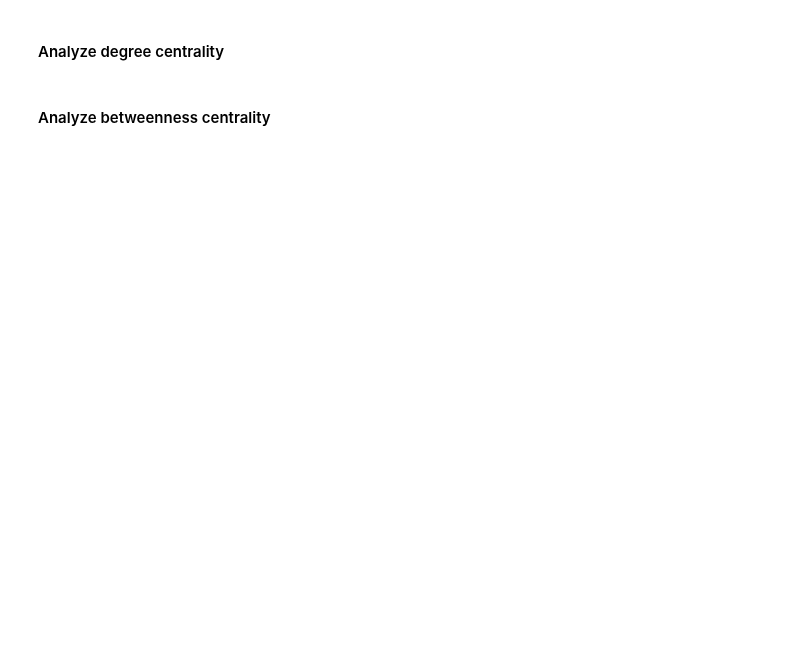
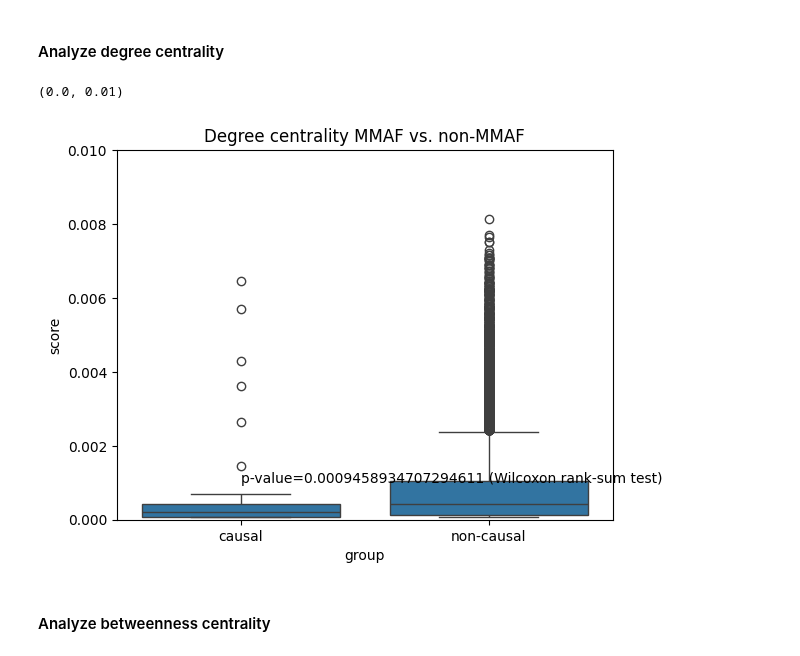
Before and after one commit to jjjk123/grexome-TIMC-Secondary-interactome, a Jupyter notebook: Interactome/scripts/analyze_scores.ipynb, the cells around one changed output. Saved outputs shown, nothing was run; the diff lists cells and outputs as text; code cells hidden in the pictures; blank space fills up the shorter version.

```diff
--- a/Interactome/scripts/analyze_scores.ipynb
+++ b/Interactome/scripts/analyze_scores.ipynb
@@ -142,20 +164,36 @@ matplotlib.pyplot.ylim(0, 0.01)
+# %%
+def concatenate_centrality_scores(scores_causal, scores_nonCausal):
+    df_causal = pandas.DataFrame.from_dict(scores_causal,
+                                       orient='index',
+                                       columns=['score'])
+    df_causal['group'] = "causal"
+
+    df_nonCausal = pandas.DataFrame.from_dict(scores_nonCausal,
+                                            orient='index',
+                                            columns=['score'])
+
+    df_nonCausal['group'] = 'non-causal'
+
+    # concatenate dataframes for comparison
+    df_compare = pandas.concat([df_causal, df_nonCausal])
+
+    stat, p_value = ranksums(df_causal['score'].values, df_nonCausal['score'].values)
+
+    return df_compare, p_value
 # %% [markdown]
 #### Analyze degree centrality
-# %%
-# load scores
-scores_DC = {}
-
-with open(f"scores_DC.tsv", 'r') as f:
-    # skip header
-    next(f)
-
-    data = f.read().splitlines()
-    for line in data:
-        line_splitted = line.split('\t')
-        gene, score = line_splitted
-        # skip causal genes
-        if causal_genes.get(gene) == 0:
-            continue
-        scores_DC[gene] = float(score)
+# %%
+scores_DC_causal, scores_DC_nonCausal = parse_centrality_scores("/home/kubicaj/calc/output/scores_DC.tsv")
+# %%
+df_compare, p_value = concatenate_centrality_scores(scores_DC_causal, scores_DC_nonCausal)
+# %%
+# plot
+seaborn.boxplot(data=df_compare, x='group', y='score')
+matplotlib.pyplot.text(0, 0.001, s=f"p-value={p_value} (Wilcoxon rank-sum test)")
+matplotlib.pyplot.title(f"Degree centrality MMAF vs. non-MMAF")
+matplotlib.pyplot.ylim(0, 0.01)
+# %% [output]
+(0.0, 0.01)
+[figure, added]
 # %% [markdown]
 #### Analyze betweenness centrality
```
Also changed, not shown: parts of 10 cells of this notebook.
